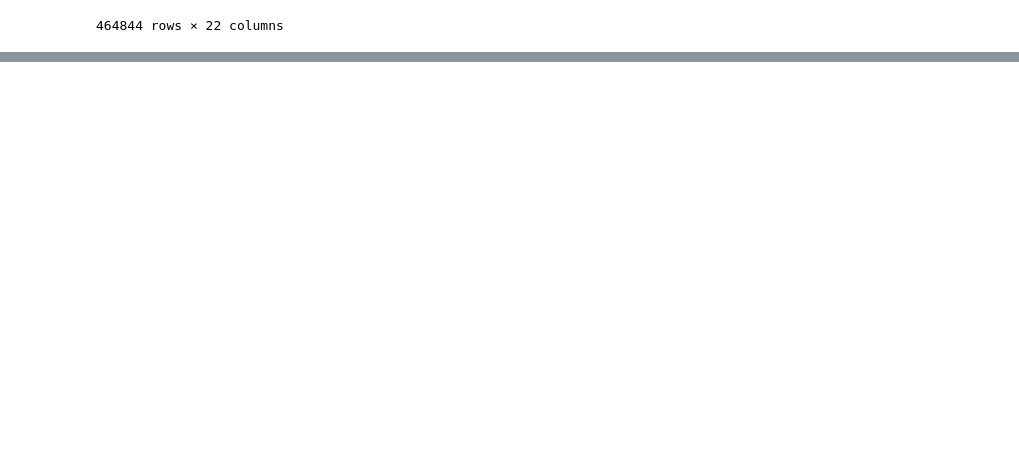
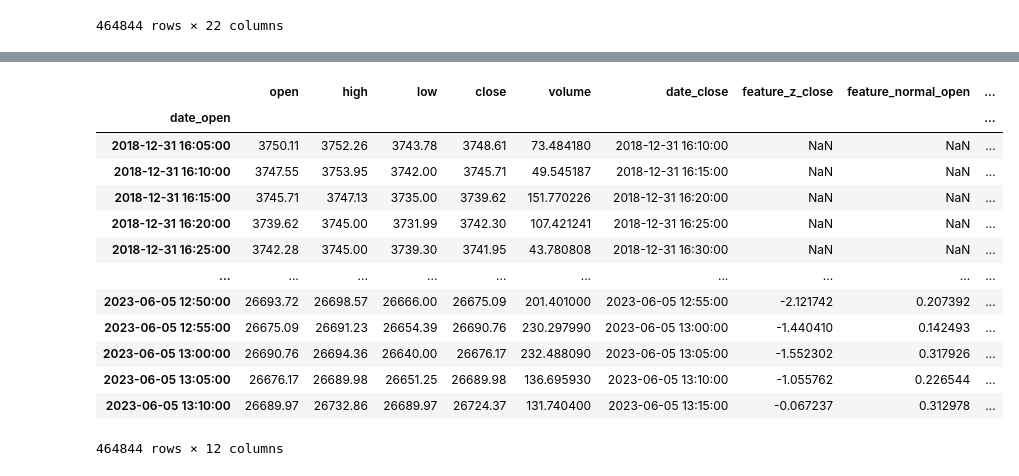
Before and after one commit to loki-zhou/backtrader, a Jupyter notebook: example/gym/pandata.ipynb, the cells around one changed output, grey strips where cells are left out. Cells and saved outputs as stored; diff of their text form; code cells hidden in the pictures; blank space fills up the shorter version.

```diff
--- a/example/gym/pandata.ipynb
+++ b/example/gym/pandata.ipynb
@@ -216,0 +198,2 @@ dataframe
+# %%
+df = pd.read_csv("data/BTC_USD-Hourly.csv", parse_dates=["date"], index_col= "date")
@@ -216,0 +210,3 @@ dataframe
+# %%
+from pandas_ta.statistics import zscore
+df['feature_z_close'] = zscore(df['close'], length=15 )
@@ -216,0 +233,17 @@ dataframe
+# %%
+df
+# %% [output]
+|  | open | high | low | close | volume | date_close | feature_z_close | feature_normal_open | ... |
+| date_open |  |  |  |  |  |  |  |  | ... |
+| 2018-12-31 16:05:00 | 3750.11 | 3752.26 | 3743.78 | 3748.61 | 73.484180 | 2018-12-31 16:10:00 | NaN | NaN | ... |
+| 2018-12-31 16:10:00 | 3747.55 | 3753.95 | 3742.00 | 3745.71 | 49.545187 | 2018-12-31 16:15:00 | NaN | NaN | ... |
+| 2018-12-31 16:15:00 | 3745.71 | 3747.13 | 3735.00 | 3739.62 | 151.770226 | 2018-12-31 16:20:00 | NaN | NaN | ... |
+| 2018-12-31 16:20:00 | 3739.62 | 3745.00 | 3731.99 | 3742.30 | 107.421241 | 2018-12-31 16:25:00 | NaN | NaN | ... |
+| 2018-12-31 16:25:00 | 3742.28 | 3745.00 | 3739.30 | 3741.95 | 43.780808 | 2018-12-31 16:30:00 | NaN | NaN | ... |
+| ... | ... | ... | ... | ... | ... | ... | ... | ... | ... |
+| 2023-06-05 12:50:00 | 26693.72 | 26698.57 | 26666.00 | 26675.09 | 201.401000 | 2023-06-05 12:55:00 | -2.121742 | 0.207392 | ... |
+| 2023-06-05 12:55:00 | 26675.09 | 26691.23 | 26654.39 | 26690.76 | 230.297990 | 2023-06-05 13:00:00 | -1.440410 | 0.142493 | ... |
+| 2023-06-05 13:00:00 | 26690.76 | 26694.36 | 26640.00 | 26676.17 | 232.488090 | 2023-06-05 13:05:00 | -1.552302 | 0.317926 | ... |
+| 2023-06-05 13:05:00 | 26676.17 | 26689.98 | 26651.25 | 26689.98 | 136.695930 | 2023-06-05 13:10:00 | -1.055762 | 0.226544 | ... |
+| 2023-06-05 13:10:00 | 26689.97 | 26732.86 | 26689.97 | 26724.37 | 131.740400 | 2023-06-05 13:15:00 | -0.067237 | 0.312978 | ... |
+464844 rows × 12 columns
```
Also changed, not shown: parts of 15 cells of this notebook, 3 other files.
